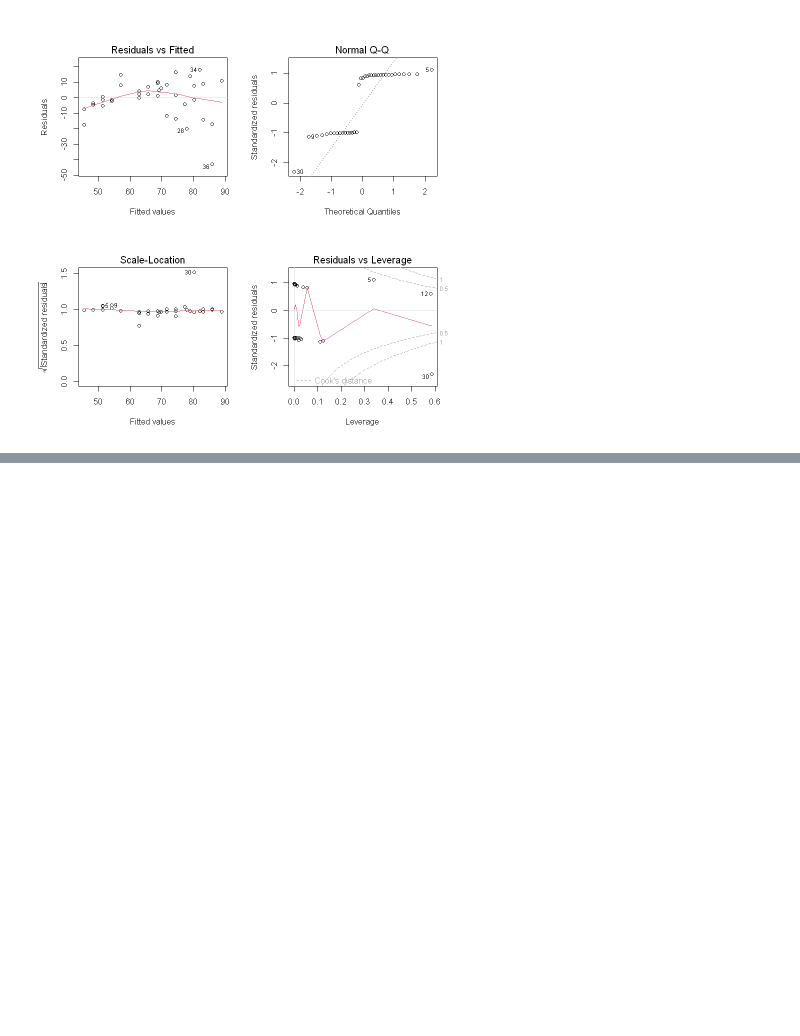
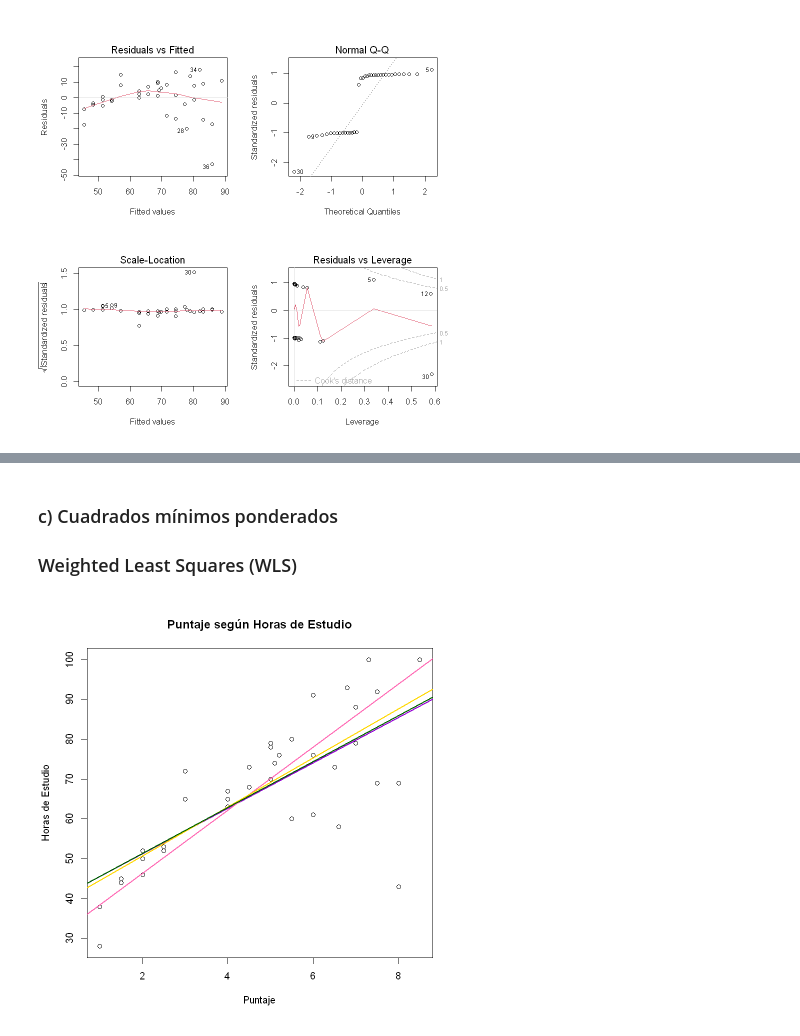
Before and after one commit to ferdcoz/mcd-reg-adv, a Jupyter notebook: tps/tp1/RA_TP1_EJ1_6_FC.ipynb, the cells around one changed output, grey strips where cells are left out. Cells and saved outputs as stored; diff of their text form; code cells hidden in the pictures; blank space fills up the shorter version.

```diff
--- a/tps/tp1/RA_TP1_EJ1_6_FC.ipynb
+++ b/tps/tp1/RA_TP1_EJ1_6_FC.ipynb
@@ -220,0 +273,20 @@ abline(mod_hs_est_wls, col = "blue", lwd = 2)
+# %% [markdown]
+### c) Cuadrados mínimos ponderados
+### Weighted Least Squares (WLS)
+# %%
+ww <-1 / lm( abs(mod_hs_est$residuals) ~ mod_hs_est$fitted.values)$fitted.values^2
+www <-1 / ( abs(mod_hs_est$residuals) ) #^2
+
+plot( estudio$horas_estudio, estudio$puntaje,
+     xlab="Puntaje",
+     ylab="Horas de Estudio",
+     main="Puntaje según Horas de Estudio")
+abline( mod_hs_est, col="darkviolet", lwd=2 )
+
+linMod_ww<- lm( puntaje ~ horas_estudio, data = estudio, weights =ww )
+linMod_www<- lm( puntaje ~ horas_estudio, data = estudio, weights =www )
+abline( linMod_ww, col="hotpink", lwd=2 )
+abline( linMod_www, col="gold", lwd=2 )
+abline( mod_hs_est_wls, col="darkgreen", lwd=2)
+# %% [output]
+[figure, added]
```
Also changed, not shown: parts of 23 cells of this notebook, 22 other files.
